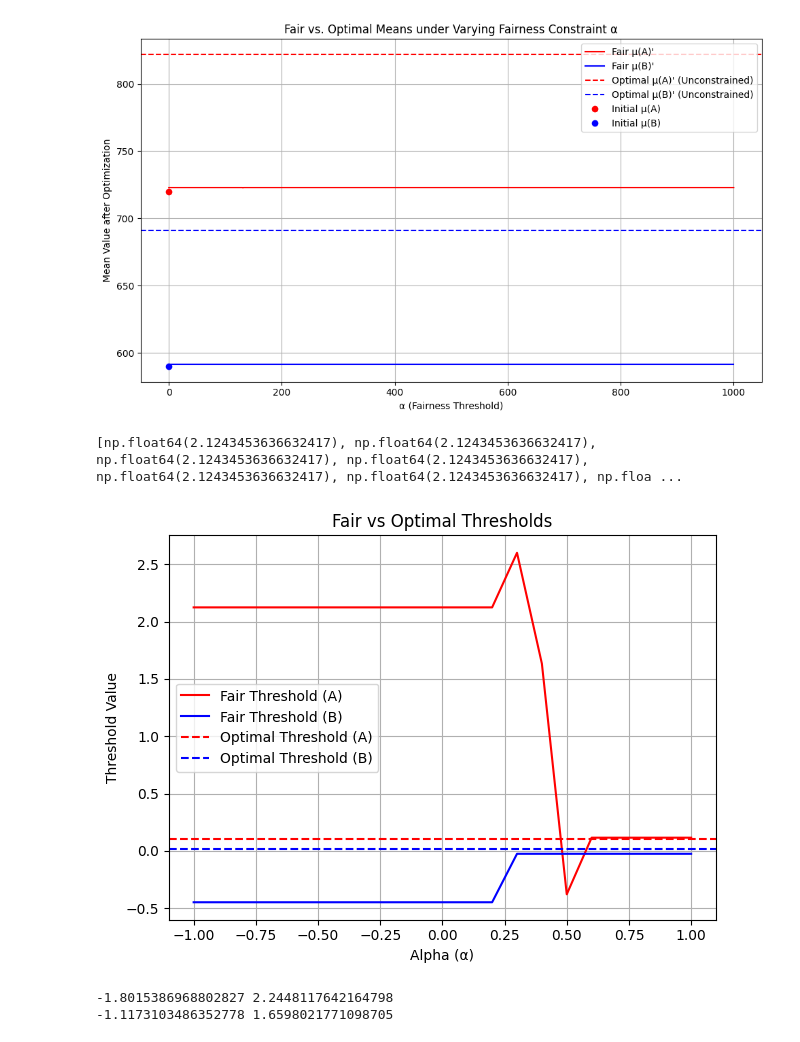
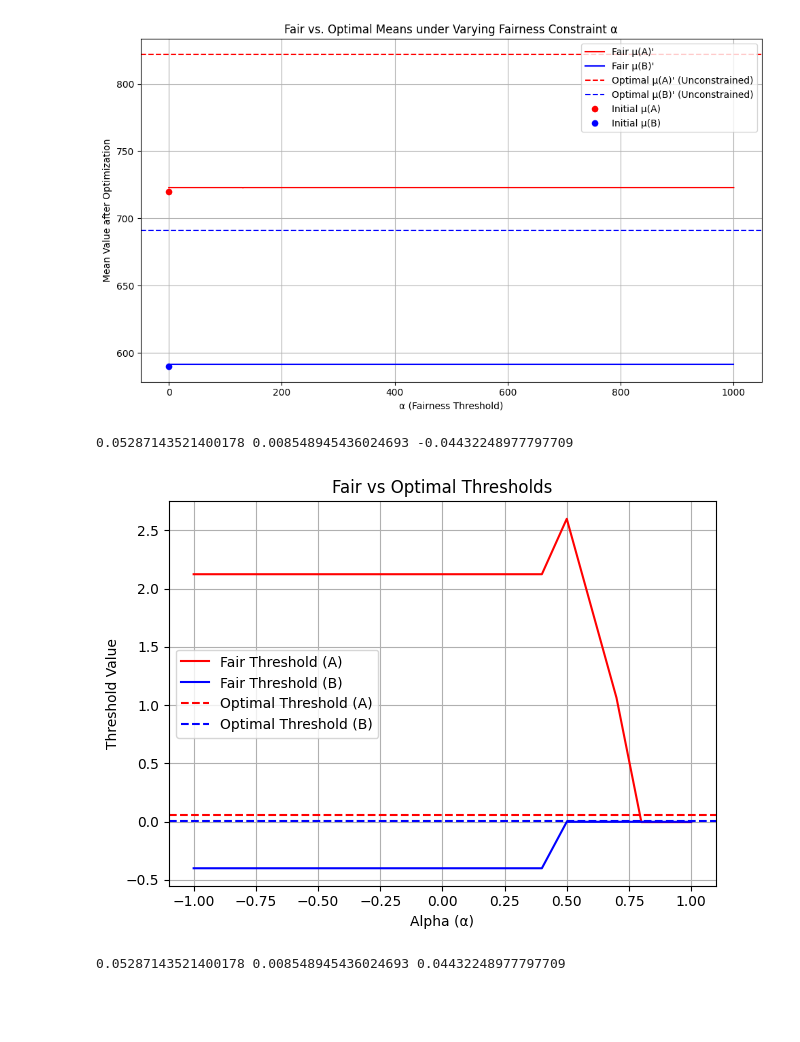
Before and after one commit to joeljins/RoAR, a Jupyter notebook: fairness.ipynb, the cells around one changed output. Cells and saved outputs as stored; diff of their text form; code cells hidden in the pictures; blank space fills up the shorter version.

```diff
--- a/fairness.ipynb
+++ b/fairness.ipynb
@@ -197,7 +210,7 @@ plt.show()
 # %%
 ### Plotting the Fair Thresholds and Optimal Thresholds
 
-n_samples = 100
+n_samples = 200
 mean_a, std_a = 0.5, 1
 mean_b, std_b = 0, 1
 x_min, x_max = -1, 1
@@ -208,39 +221,37 @@ B = np.random.normal(mean_b, std_b, n_samples)
 
 x = np.linspace(x_min, x_max, num=21)
 
 x1 = []
 y1 = []
 y2 = []
 y3 = opt_step(A, 1, -1, 1, -1)[1]
 y4 = opt_step(B, 1, -1, 1, -1)[1]
 
 for i in x:
     results = fair_opt_step(A, B, 1, -1, 1, -1, alpha=i)
     if results[0] is not None and results[1] is not None:
         x1.append(i)
         y1.append(results[0])
         y2.append(results[1])
     else:
         continue
 
-print(y1)
+print(y3, y4, y4-y3)
 plt.plot(x1, y1, label="Fair Threshold (A)", color='red')
 plt.plot(x1, y2, label="Fair Threshold (B)", color='blue')
 plt.axhline(y3, color='red', linestyle='--', label='Optimal Threshold (A)')
 plt.axhline(y4, color='blue', linestyle='--', label='Optimal Threshold (B)')
 
 plt.title("Fair vs Optimal Thresholds")
 plt.xlabel("Alpha (α)")
 plt.ylabel("Threshold Value")
 plt.legend()
 plt.grid(True)
 plt.tight_layout()
 # %% [output]
-[np.float64(2.1243453636632417), np.float64(2.1243453636632417), np.float64(2.1243453636632417), np.float64(2.1243453636632417), np.float64(2.1243453636632417), np.float64(2.1243453636632417), np.floa ...
+0.05287143521400178 0.008548945436024693 -0.04432248977797709
-[figure, old version]
+[figure, new version]
 # %%
-print(min(A), max(A))
-print(min(B), max(B))
+print(y3, y4, np.abs(y4-y3))
 # %% [output]
--1.8015386968802827 2.2448117642164798
--1.1173103486352778 1.6598021771098705
+0.05287143521400178 0.008548945436024693 0.04432248977797709
```
Also changed, not shown: parts of 5 cells of this notebook.
